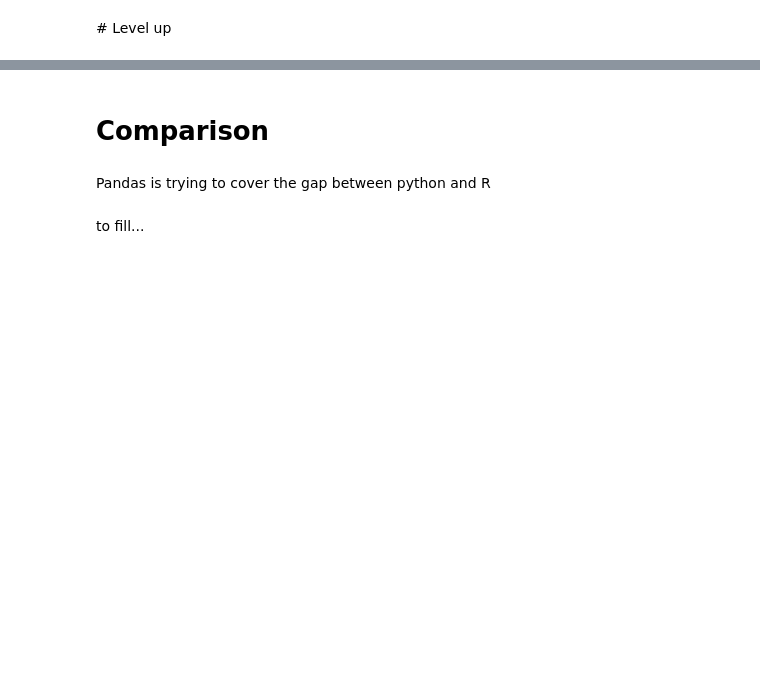
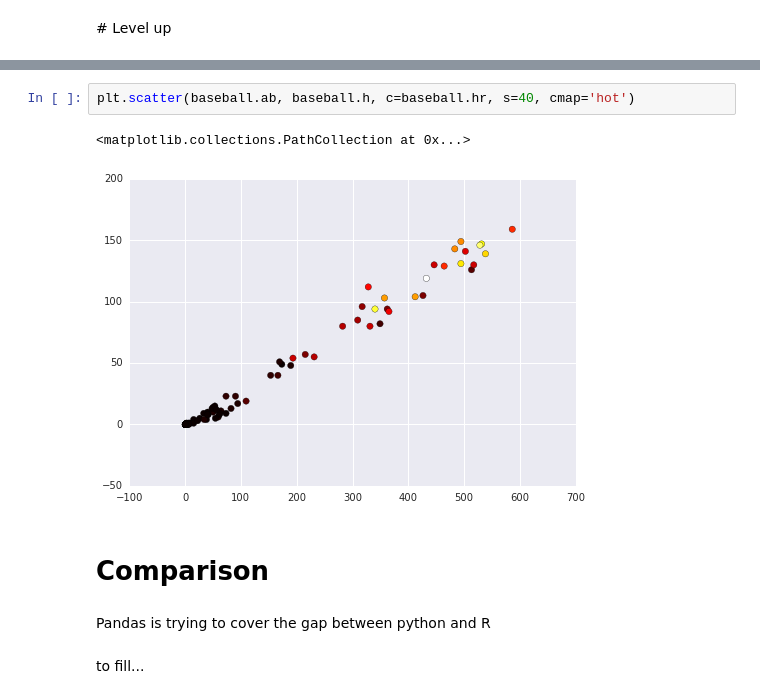
Before and after one commit to hpcit/lectures, a Jupyter notebook: pydata/06_dataframes.ipynb, the cells around one changed output, grey strips where cells are left out. Saved outputs shown, nothing was run; the diff lists cells and outputs as text; blank space fills up the shorter version.

```diff
--- a/pydata/06_dataframes.ipynb
+++ b/pydata/06_dataframes.ipynb
@@ -1022,3 +1102,8 @@ axes[0].set_ylabel('cumulative sum')
+# %%
+plt.scatter(baseball.ab, baseball.h, c=baseball.hr, s=40, cmap='hot')
+# %% [output]
+<matplotlib.collections.PathCollection at 0x...>
+[figure, added]
 # %% [markdown]
 # Comparison
 # %% [markdown]
```
Also changed, not shown: parts of 25 cells of this notebook.
